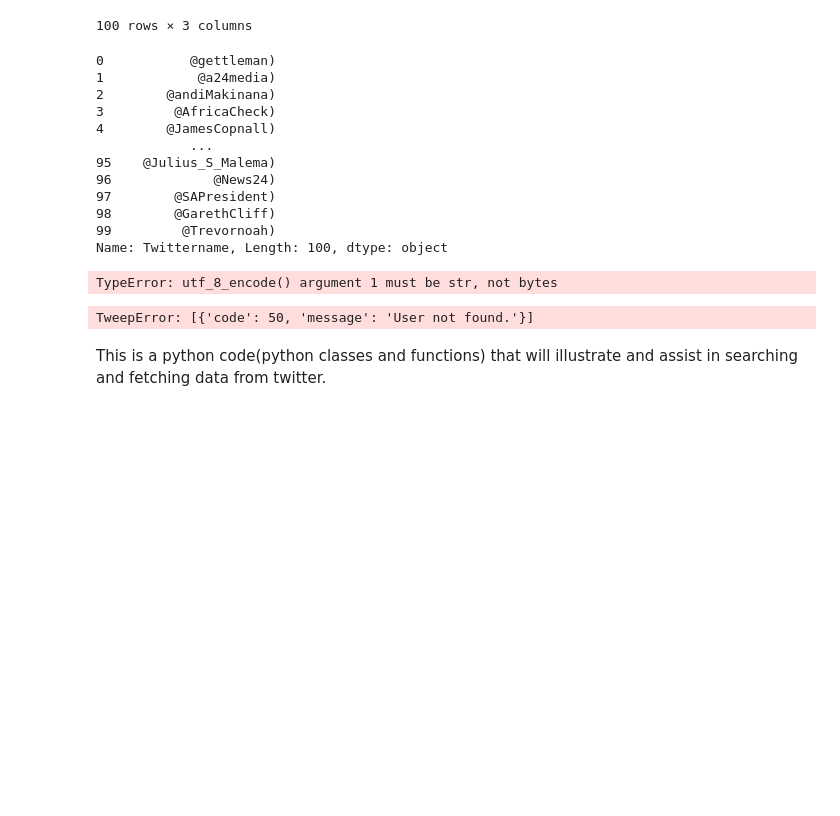
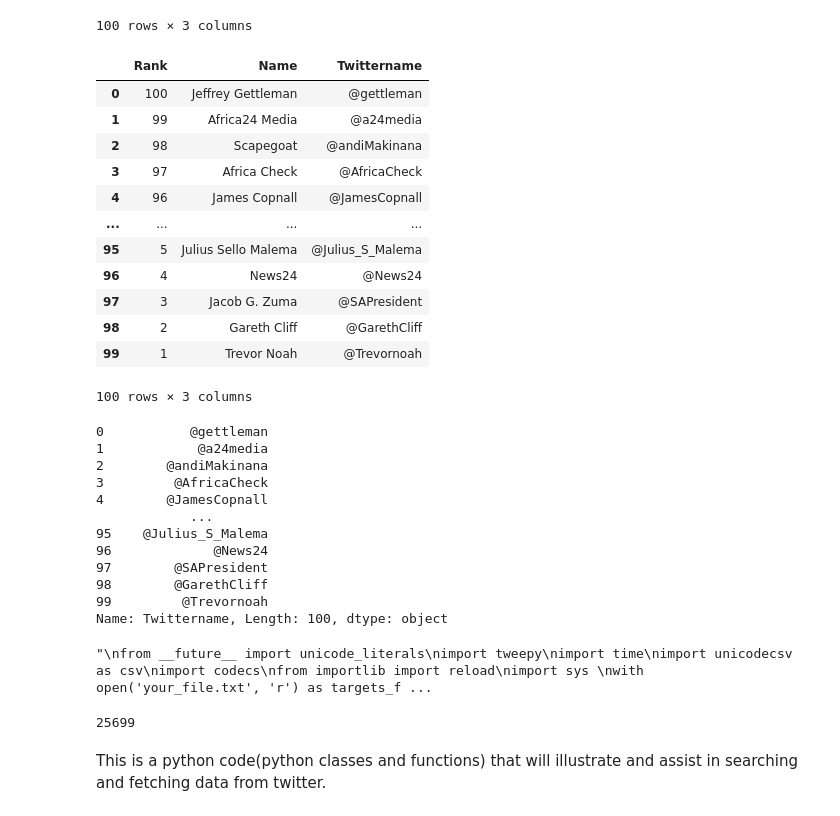
Before and after one commit to Davidelvis/Nike_Company_project, a Jupyter notebook: Twitter_Data_Mining_Project.ipynb, the cells around one changed output. Cells and saved outputs as stored; diff of their text form; code cells hidden in the pictures; blank space fills up the shorter version.

```diff
--- a/Twitter_Data_Mining_Project.ipynb
+++ b/Twitter_Data_Mining_Project.ipynb
@@ -78,17 +72,36 @@ for target in targets:
+# %%
+#striping off the last character in the twittername column
+data['Twittername'] = data['Twittername'].str.rstrip(')')
+# %%
+data
+# %% [output]
+|  | Rank | Name | Twittername |
+| 0 | 100 | Jeffrey Gettleman | @gettleman |
+| 1 | 99 | Africa24 Media | @a24media |
+| 2 | 98 | Scapegoat | @andiMakinana |
+| 3 | 97 | Africa Check | @AfricaCheck |
+| 4 | 96 | James Copnall | @JamesCopnall |
+| ... | ... | ... | ... |
+| 95 | 5 | Julius Sello Malema | @Julius_S_Malema |
+| 96 | 4 | News24 | @News24 |
+| 97 | 3 | Jacob G. Zuma | @SAPresident |
+| 98 | 2 | Gareth Cliff | @GarethCliff |
+| 99 | 1 | Trevor Noah | @Trevornoah |
+100 rows × 3 columns
 # %%
 list1=data['Twittername']
 list1
 # %% [output]
-0           @gettleman)
-1            @a24media)
-2        @andiMakinana)
-3         @AfricaCheck)
-4        @JamesCopnall)
+0           @gettleman
+1            @a24media
+2        @andiMakinana
+3         @AfricaCheck
+4        @JamesCopnall
             ...
-95    @Julius_S_Malema)
-96             @News24)
-97        @SAPresident)
-98        @GarethCliff)
-99         @Trevornoah)
+95    @Julius_S_Malema
+96             @News24
+97        @SAPresident
+98        @GarethCliff
+99         @Trevornoah
 Name: Twittername, Length: 100, dtype: object
 # %%
@@ -96,6 +110,7 @@ with open('your_file.txt', 'w') as f:
     for item in list1:
         f.write("%s\n" % item)
 # %%
+'''
 from __future__ import unicode_literals
 import tweepy
 import time
@@ -103,7 +118,7 @@ import unicodecsv as csv
 import codecs
 from importlib import reload
 import sys
-with open('your_file.txt', 'r', encoding="utf-8") as targets_file:
+with open('your_file.txt', 'r') as targets_file:
     targets_list = targets_file.readlines()
 
 targets_list_filtered = filter(None, targets_list[0].split('\r'))
@@ -114,7 +129,7 @@ for item in targets_list_filtered:
     targets_list_cleaned.append(item.strip('\n'))
 
 with codecs.open('output.csv', 'w', 'utf-8') as outcsv:
-    outfile = csv.DictWriter(outcsv,encoding='utf-8', fieldnames=['uID', 'Username', 'Follower Count', 'Verified'])
+    outfile = csv.DictWriter(outcsv, fieldnames=['uID', 'Username', 'Follower Count', 'Verified'])
     outfile.writeheader()
 
     for idx, target in enumerate(targets_list_cleaned):
@@ -125,9 +140,11 @@ with codecs.open('output.csv', 'w', 'utf-8') as outcsv:
         except tweepy.TweepError as e:
             # outfile.writerow(e.message)
             print(idx, target, e.message)
+        '''
 # %% [output]
-TypeError: utf_8_encode() argument 1 must be str, not bytes
+"\nfrom __future__ import unicode_literals\nimport tweepy\nimport time\nimport unicodecsv as csv\nimport codecs\nfrom importlib import reload\nimport sys \nwith open('your_file.txt', 'r') as targets_f ...
 # %%
+#This a code for getting the followers count of a certain user
 import tweepy
 
 auth = tweepy.OAuthHandler('hFHw04mGPdEztZe5CMVBTsq9l','cczG6tshnnIFZbdrSNIP7r22NzaFfUsKIC6cRdaglVfP5GyYaN' )
@@ -135,7 +152,7 @@ auth.set_access_token('990262908696387584-HTgPRm2tySXaq7nBHeY1rhhKdV6umNe','5BTP
 
 api = tweepy.API(auth)
 
-follower_count = api.get_user('@hurricanevaness').followers_count
+follower_count = api.get_user('@gettleman').followers_count
 print(follower_count)
 # %% [output]
-TweepError: [{'code': 50, 'message': 'User not found.'}]
+25699
```
Also changed, not shown: parts of 15 cells of this notebook.
